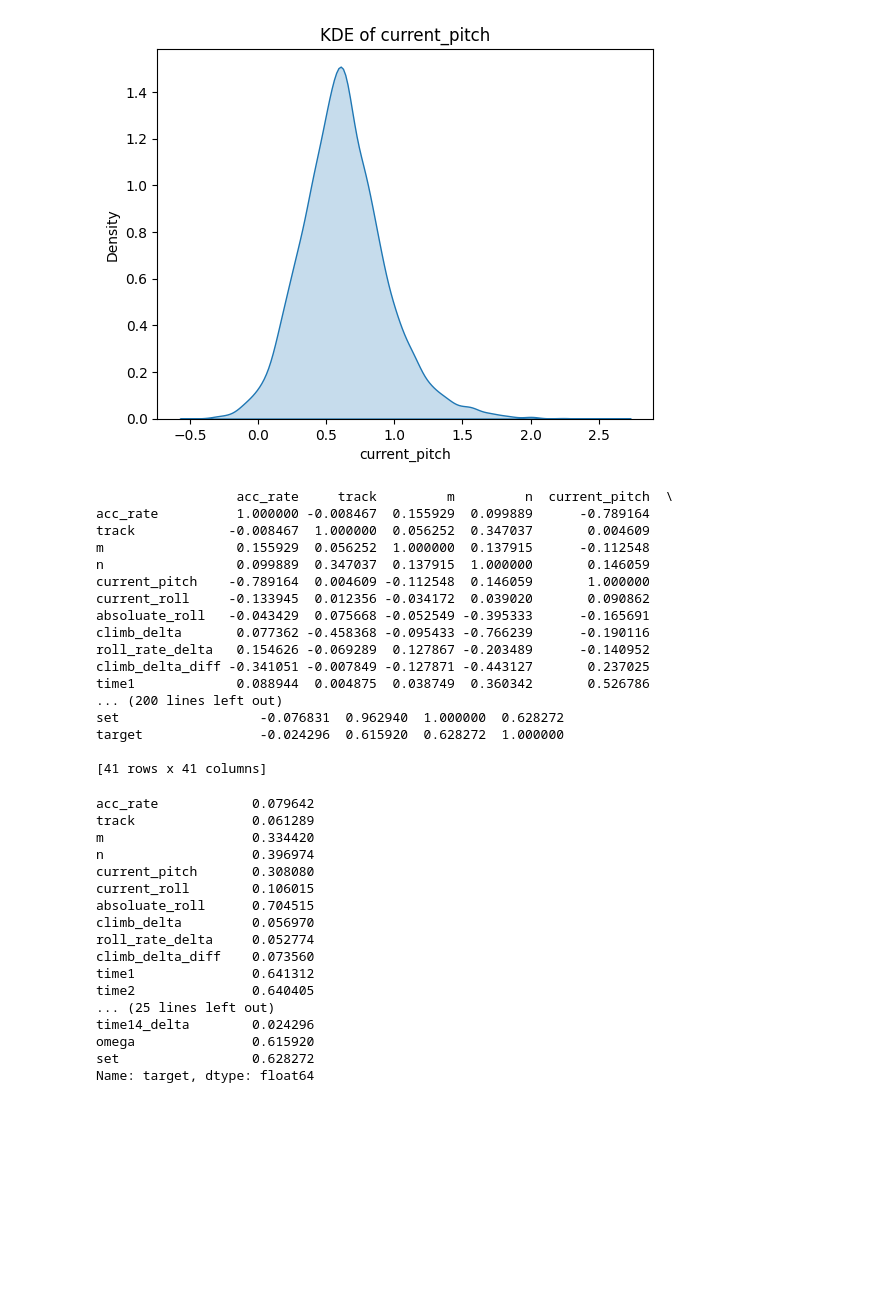
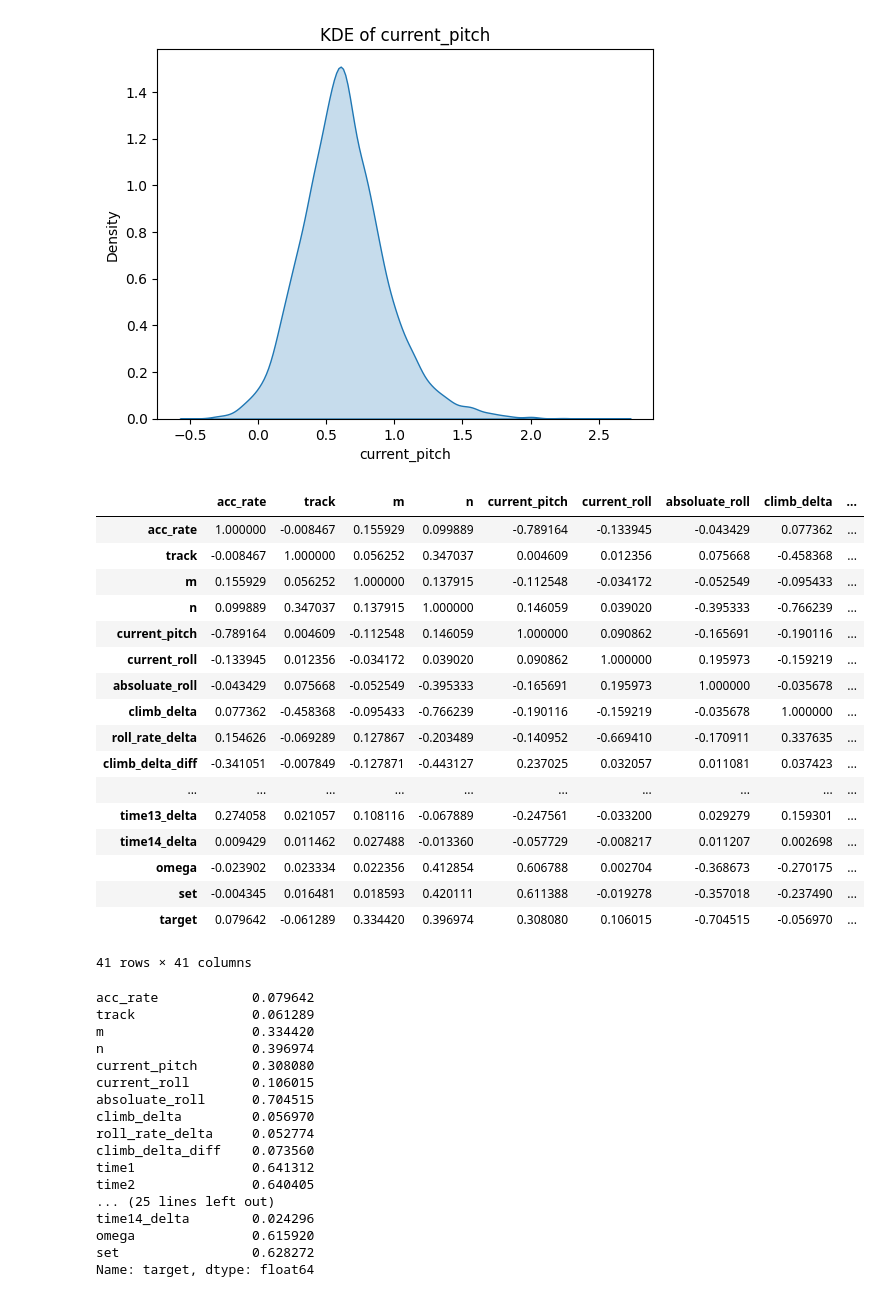
Before and after one commit to tabz23/CSE-517-project, a Jupyter notebook: milestone_1/pre.ipynb, the cells around one changed output. Drawn from its saved outputs; the diff is of its cells as text; code cells hidden in the pictures; blank space fills up the shorter version.

Commit message:
made matrix readable

```diff
--- a/milestone_1/pre.ipynb
+++ b/milestone_1/pre.ipynb
@@ -61,25 +61,26 @@ for col in df.columns[0:5]:  #for first 5 features
 # %%
 # Compute the correlation matrix for all numeric columns in the DataFrame
 correlation_matrix = df.corr()
-print(correlation_matrix)
+df.corr()
 # %% [output]
+|  | acc_rate | track | m | n | current_pitch | current_roll | absoluate_roll | climb_delta | ... |
+| acc_rate | 1.000000 | -0.008467 | 0.155929 | 0.099889 | -0.789164 | -0.133945 | -0.043429 | 0.077362 | ... |
+| track | -0.008467 | 1.000000 | 0.056252 | 0.347037 | 0.004609 | 0.012356 | 0.075668 | -0.458368 | ... |
+| m | 0.155929 | 0.056252 | 1.000000 | 0.137915 | -0.112548 | -0.034172 | -0.052549 | -0.095433 | ... |
+| n | 0.099889 | 0.347037 | 0.137915 | 1.000000 | 0.146059 | 0.039020 | -0.395333 | -0.766239 | ... |
+| current_pitch | -0.789164 | 0.004609 | -0.112548 | 0.146059 | 1.000000 | 0.090862 | -0.165691 | -0.190116 | ... |
+| current_roll | -0.133945 | 0.012356 | -0.034172 | 0.039020 | 0.090862 | 1.000000 | 0.195973 | -0.159219 | ... |
+| absoluate_roll | -0.043429 | 0.075668 | -0.052549 | -0.395333 | -0.165691 | 0.195973 | 1.000000 | -0.035678 | ... |
+| climb_delta | 0.077362 | -0.458368 | -0.095433 | -0.766239 | -0.190116 | -0.159219 | -0.035678 | 1.000000 | ... |
+| roll_rate_delta | 0.154626 | -0.069289 | 0.127867 | -0.203489 | -0.140952 | -0.669410 | -0.170911 | 0.337635 | ... |
+| climb_delta_diff | -0.341051 | -0.007849 | -0.127871 | -0.443127 | 0.237025 | 0.032057 | 0.011081 | 0.037423 | ... |
+| ... | ... | ... | ... | ... | ... | ... | ... | ... | ... |
+| time13_delta | 0.274058 | 0.021057 | 0.108116 | -0.067889 | -0.247561 | -0.033200 | 0.029279 | 0.159301 | ... |
+| time14_delta | 0.009429 | 0.011462 | 0.027488 | -0.013360 | -0.057729 | -0.008217 | 0.011207 | 0.002698 | ... |
+| omega | -0.023902 | 0.023334 | 0.022356 | 0.412854 | 0.606788 | 0.002704 | -0.368673 | -0.270175 | ... |
+| set | -0.004345 | 0.016481 | 0.018593 | 0.420111 | 0.611388 | -0.019278 | -0.357018 | -0.237490 | ... |
+| target | 0.079642 | -0.061289 | 0.334420 | 0.396974 | 0.308080 | 0.106015 | -0.704515 | -0.056970 | ... |
-                  acc_rate     track         m         n  current_pitch  \
-acc_rate          1.000000 -0.008467  0.155929  0.099889      -0.789164
-track            -0.008467  1.000000  0.056252  0.347037       0.004609
-m                 0.155929  0.056252  1.000000  0.137915      -0.112548
-n                 0.099889  0.347037  0.137915  1.000000       0.146059
-current_pitch    -0.789164  0.004609 -0.112548  0.146059       1.000000
-current_roll     -0.133945  0.012356 -0.034172  0.039020       0.090862
-absoluate_roll   -0.043429  0.075668 -0.052549 -0.395333      -0.165691
-climb_delta       0.077362 -0.458368 -0.095433 -0.766239      -0.190116
-roll_rate_delta   0.154626 -0.069289  0.127867 -0.203489      -0.140952
-climb_delta_diff -0.341051 -0.007849 -0.127871 -0.443127       0.237025
-time1             0.088944  0.004875  0.038749  0.360342       0.526786
-... (200 lines left out)
-set                  -0.076831  0.962940  1.000000  0.628272
-target               -0.024296  0.615920  0.628272  1.000000
-
-[41 rows x 41 columns]
+41 rows × 41 columns
 # %%
 # Extract the correlations of all features with the 'target' column
 target_correlations = correlation_matrix['target']
```
